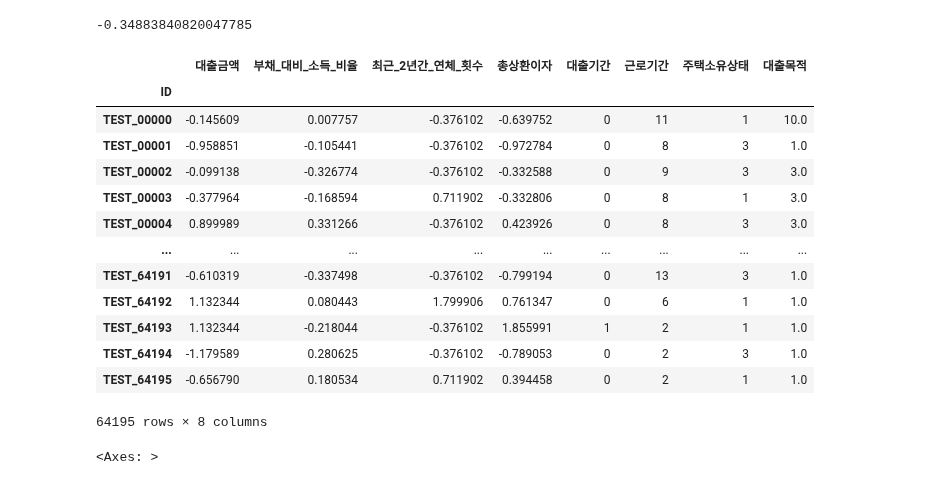
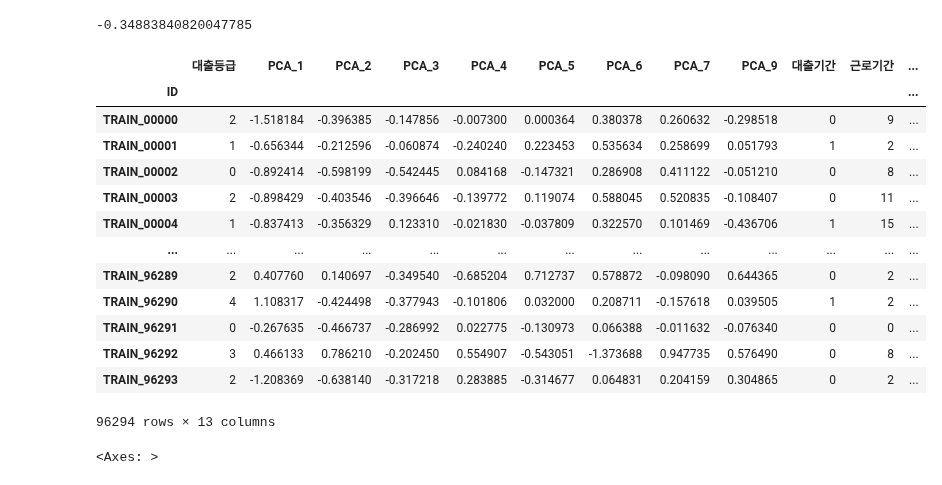
Before and after one commit to kimjuhwan1234/Customer_Loan_Rate_Classification, a Jupyter notebook: Codes/0_Preprocessing.ipynb, the cells around one changed output. Cells and saved outputs as stored; diff of their text form; code cells hidden in the pictures.

```diff
--- a/Codes/0_Preprocessing.ipynb
+++ b/Codes/0_Preprocessing.ipynb
@@ -89,22 +89,36 @@ TEST_64194    TEST_64194
 TEST_64195    TEST_64195
 TEST_64196    TEST_64196
 Name: ID, Length: 64196, dtype: object
+# %%
+from sklearn.decomposition import PCA
+
+def do_pca(X_pca):
+    columns_pca = [f'PCA_{i}' for i in range(1, X_pca.shape[1] + 1)]
+    X_pca_df = pd.DataFrame(X_pca, columns=columns_pca)
+    return X_pca_df
 # %%
+scaler = StandardScaler()
+pca = PCA(n_components=0.99)
+
 gt = pd.DataFrame(train['대출등급'], columns=['대출등급'])
 to_normalize_list = ['대출금액', '연간소득', '부채_대비_소득_비율', '총계좌수', '최근_2년간_연체_횟수', '총상환원금', '총상환이자', '총연체금액', '연체계좌수']
 X = pd.DataFrame(train[to_normalize_list], columns=to_normalize_list, index=train.index)
 Y = pd.DataFrame(test[to_normalize_list], columns=to_normalize_list, index=test.index)
 
-scaler = StandardScaler()
 data_scaled = scaler.fit_transform(X)
-data_scaled = pd.DataFrame(data_scaled, columns=X.columns, index=train.index)
+X_pca = pca.fit_transform(data_scaled)
+data_scaled = do_pca(X_pca)
+data_scaled.index = train.index
 
 train.drop(columns=to_normalize_list, inplace=True)
 train.drop(columns='대출등급', inplace=True)
 train = pd.concat([gt, data_scaled, train], axis=1)
 
 data_scaled = scaler.transform(Y)
-data_scaled = pd.DataFrame(data_scaled, columns=Y.columns, index=test.index)
+X_pca = pca.transform(data_scaled)
+data_scaled = do_pca(X_pca)
+data_scaled.index = test.index
 
 test.drop(columns=to_normalize_list, inplace=True)
 test = pd.concat([data_scaled, test], axis=1)
+print(pca.explained_variance_ratio_)
@@ -175,27 +191,30 @@ print(partial_corr)
 # %% [output]
 -0.34883840820047785
 # %%
-train_list=['대출등급', '대출금액', '부채_대비_소득_비율', '최근_2년간_연체_횟수', '총상환이자', '대출기간', '근로기간', '주택소유상태', '대출목적']
-test_list=['대출금액', '부채_대비_소득_비율', '최근_2년간_연체_횟수', '총상환이자', '대출기간', '근로기간', '주택소유상태', '대출목적']
-train=train[train_list]
-test=test[test_list]
+# train_list=['대출등급', '대출금액', '부채_대비_소득_비율', '최근_2년간_연체_횟수', '총상환이자', '대출기간', '근로기간', '주택소유상태', '대출목적']
+# test_list=['대출금액', '부채_대비_소득_비율', '최근_2년간_연체_횟수', '총상환이자', '대출기간', '근로기간', '주택소유상태', '대출목적']
+# train=train[train_list]
+# test=test[test_list]
+
+train.drop(columns='PCA_8', inplace=True)
+test.drop(columns='PCA_8', inplace=True)
 # %%
-test
+train
 # %% [output]
-|  | 대출금액 | 부채_대비_소득_비율 | 최근_2년간_연체_횟수 | 총상환이자 | 대출기간 | 근로기간 | 주택소유상태 | 대출목적 |
-| ID |  |  |  |  |  |  |  |  |
-| TEST_00000 | -0.145609 | 0.007757 | -0.376102 | -0.639752 | 0 | 11 | 1 | 10.0 |
-| TEST_00001 | -0.958851 | -0.105441 | -0.376102 | -0.972784 | 0 | 8 | 3 | 1.0 |
-| TEST_00002 | -0.099138 | -0.326774 | -0.376102 | -0.332588 | 0 | 9 | 3 | 3.0 |
-| TEST_00003 | -0.377964 | -0.168594 | 0.711902 | -0.332806 | 0 | 8 | 1 | 3.0 |
-| TEST_00004 | 0.899989 | 0.331266 | -0.376102 | 0.423926 | 0 | 8 | 3 | 3.0 |
-| ... | ... | ... | ... | ... | ... | ... | ... | ... |
-| TEST_64191 | -0.610319 | -0.337498 | -0.376102 | -0.799194 | 0 | 13 | 3 | 1.0 |
-| TEST_64192 | 1.132344 | 0.080443 | 1.799906 | 0.761347 | 0 | 6 | 1 | 1.0 |
-| TEST_64193 | 1.132344 | -0.218044 | -0.376102 | 1.855991 | 1 | 2 | 1 | 1.0 |
-| TEST_64194 | -1.179589 | 0.280625 | -0.376102 | -0.789053 | 0 | 2 | 3 | 1.0 |
-| TEST_64195 | -0.656790 | 0.180534 | 0.711902 | 0.394458 | 0 | 2 | 1 | 1.0 |
+|  | 대출등급 | PCA_1 | PCA_2 | PCA_3 | PCA_4 | PCA_5 | PCA_6 | PCA_7 | PCA_9 | 대출기간 | 근로기간 | ... |
+| ID |  |  |  |  |  |  |  |  |  |  |  | ... |
+| TRAIN_00000 | 2 | -1.518184 | -0.396385 | -0.147856 | -0.007300 | 0.000364 | 0.380378 | 0.260632 | -0.298518 | 0 | 9 | ... |
+| TRAIN_00001 | 1 | -0.656344 | -0.212596 | -0.060874 | -0.240240 | 0.223453 | 0.535634 | 0.258699 | 0.051793 | 1 | 2 | ... |
+| TRAIN_00002 | 0 | -0.892414 | -0.598199 | -0.542445 | 0.084168 | -0.147321 | 0.286908 | 0.411122 | -0.051210 | 0 | 8 | ... |
+| TRAIN_00003 | 2 | -0.898429 | -0.403546 | -0.396646 | -0.139772 | 0.119074 | 0.588045 | 0.520835 | -0.108407 | 0 | 11 | ... |
+| TRAIN_00004 | 1 | -0.837413 | -0.356329 | 0.123310 | -0.021830 | -0.037809 | 0.322570 | 0.101469 | -0.436706 | 1 | 15 | ... |
+| ... | ... | ... | ... | ... | ... | ... | ... | ... | ... | ... | ... | ... |
+| TRAIN_96289 | 2 | 0.407760 | 0.140697 | -0.349540 | -0.685204 | 0.712737 | 0.578872 | -0.098090 | 0.644365 | 0 | 2 | ... |
+| TRAIN_96290 | 4 | 1.108317 | -0.424498 | -0.377943 | -0.101806 | 0.032000 | 0.208711 | -0.157618 | 0.039505 | 1 | 2 | ... |
+| TRAIN_96291 | 0 | -0.267635 | -0.466737 | -0.286992 | 0.022775 | -0.130973 | 0.066388 | -0.011632 | -0.076340 | 0 | 0 | ... |
+| TRAIN_96292 | 3 | 0.466133 | 0.786210 | -0.202450 | 0.554907 | -0.543051 | -1.373688 | 0.947735 | 0.576490 | 0 | 8 | ... |
+| TRAIN_96293 | 2 | -1.208369 | -0.638140 | -0.317218 | 0.283885 | -0.314677 | 0.064831 | 0.204159 | 0.304865 | 0 | 2 | ... |
-64195 rows × 8 columns
+96294 rows × 13 columns
 # %%
 train.to_csv('../Database/train_modified4.csv')
 test.to_csv('../Database/test_modified4.csv')
```
Also changed, not shown: parts of 5 cells of this notebook, 3 other files.
